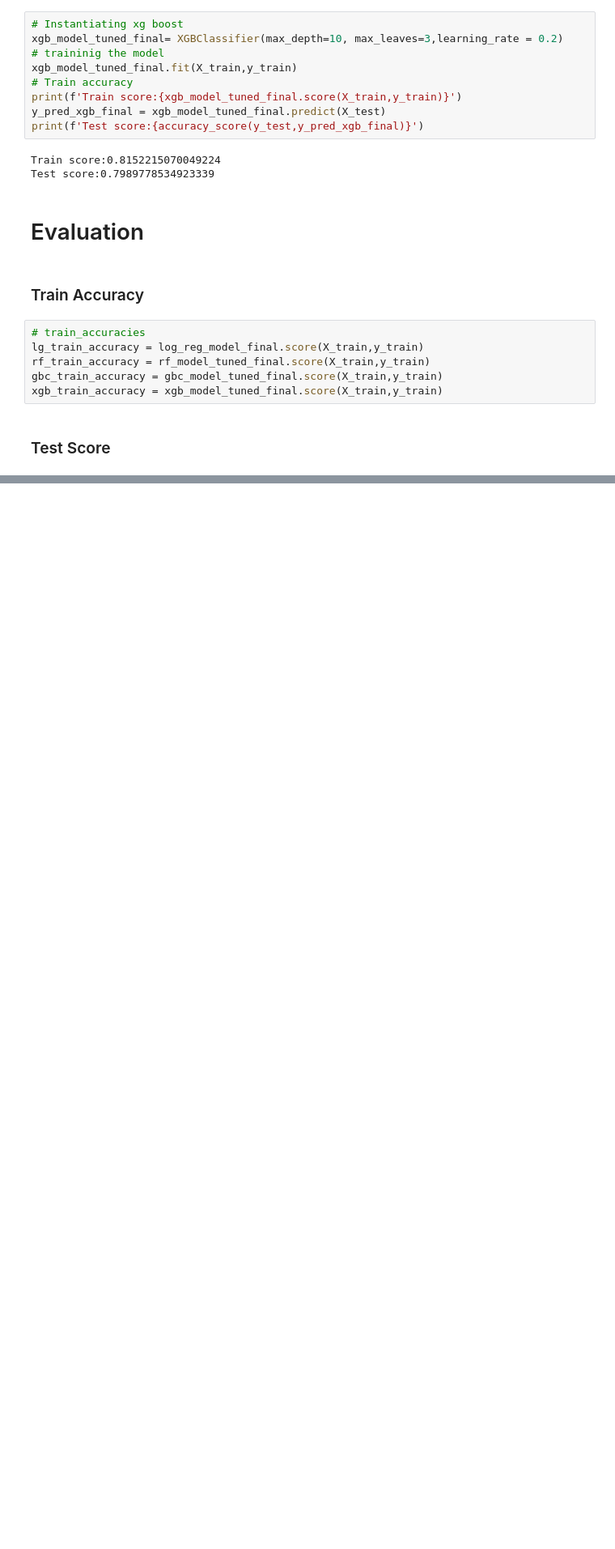
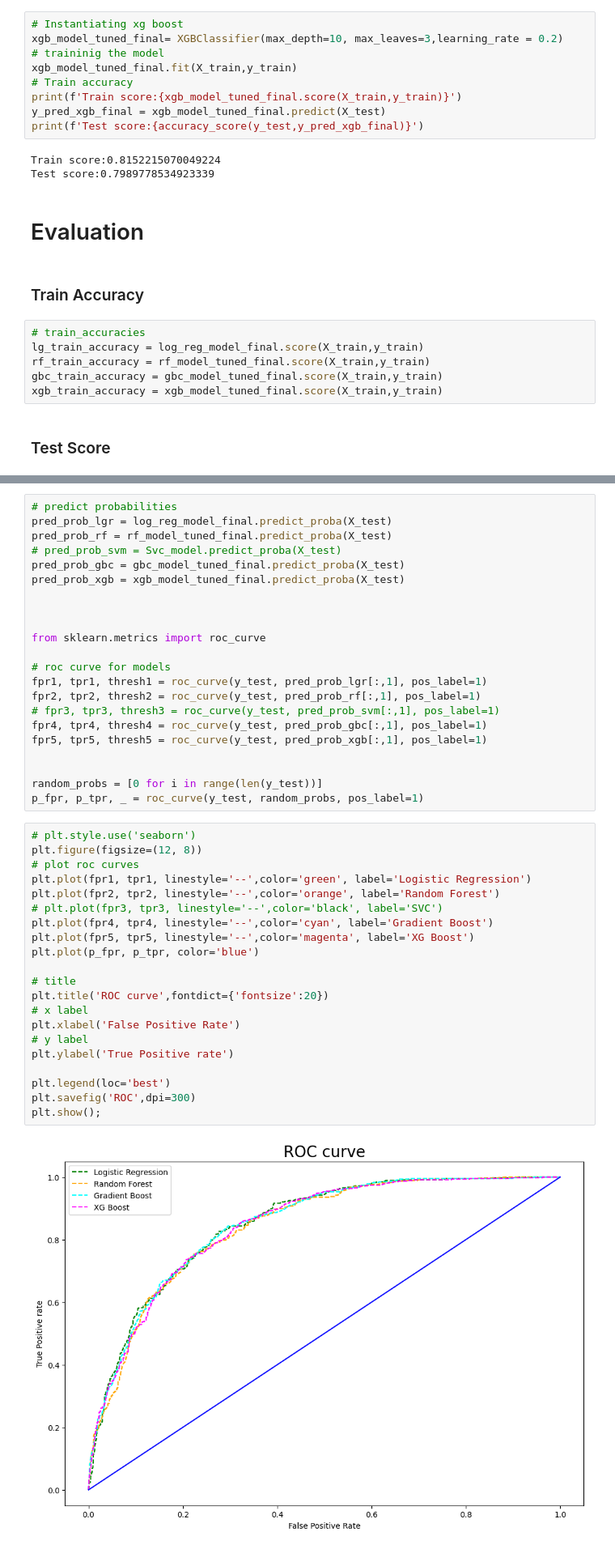
Before and after one commit to jaynaHalai/Telco_customer_churn, a Jupyter notebook: customer_churn_telco.ipynb, the cells around one changed output, grey strips where cells are left out. Shown at 81% size. Cells and saved outputs as stored; diff of their text form; blank space fills up the shorter version.

```diff
--- a/customer_churn_telco.ipynb
+++ b/customer_churn_telco.ipynb
@@ -631,0 +656,45 @@ gbc_test_accuracy
+# %%
+# predict probabilities
+pred_prob_lgr = log_reg_model_final.predict_proba(X_test)
+pred_prob_rf = rf_model_tuned_final.predict_proba(X_test)
+# pred_prob_svm = Svc_model.predict_proba(X_test)
+pred_prob_gbc = gbc_model_tuned_final.predict_proba(X_test)
+pred_prob_xgb = xgb_model_tuned_final.predict_proba(X_test)
+
+
+
+from sklearn.metrics import roc_curve
+
+# roc curve for models
+fpr1, tpr1, thresh1 = roc_curve(y_test, pred_prob_lgr[:,1], pos_label=1)
+fpr2, tpr2, thresh2 = roc_curve(y_test, pred_prob_rf[:,1], pos_label=1)
+# fpr3, tpr3, thresh3 = roc_curve(y_test, pred_prob_svm[:,1], pos_label=1)
+fpr4, tpr4, thresh4 = roc_curve(y_test, pred_prob_gbc[:,1], pos_label=1)
+fpr5, tpr5, thresh5 = roc_curve(y_test, pred_prob_xgb[:,1], pos_label=1)
+
+
+random_probs = [0 for i in range(len(y_test))]
+p_fpr, p_tpr, _ = roc_curve(y_test, random_probs, pos_label=1)
+# %%
+# plt.style.use('seaborn')
+plt.figure(figsize=(12, 8))
+# plot roc curves
+plt.plot(fpr1, tpr1, linestyle='--',color='green', label='Logistic Regression')
+plt.plot(fpr2, tpr2, linestyle='--',color='orange', label='Random Forest')
+# plt.plot(fpr3, tpr3, linestyle='--',color='black', label='SVC')
+plt.plot(fpr4, tpr4, linestyle='--',color='cyan', label='Gradient Boost')
+plt.plot(fpr5, tpr5, linestyle='--',color='magenta', label='XG Boost')
+plt.plot(p_fpr, p_tpr, color='blue')
+
+# title
+plt.title('ROC curve',fontdict={'fontsize':20})
+# x label
+plt.xlabel('False Positive Rate')
+# y label
+plt.ylabel('True Positive rate')
+
+plt.legend(loc='best')
+plt.savefig('ROC',dpi=300)
+plt.show();
+# %% [output]
+[figure, added]
```
Also changed, not shown: parts of 22 cells of this notebook.
